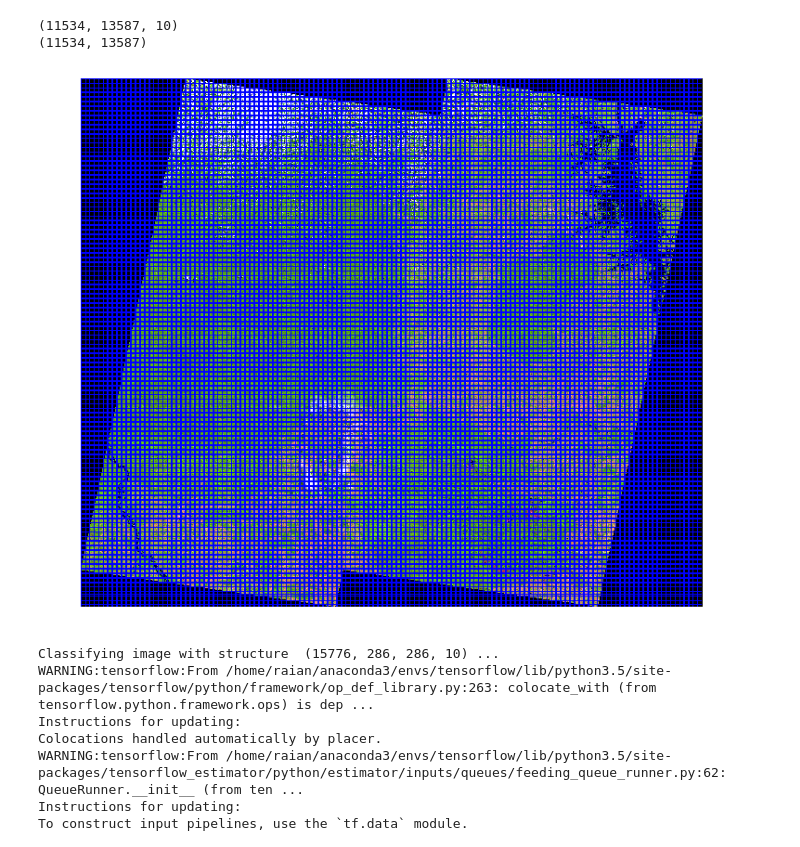
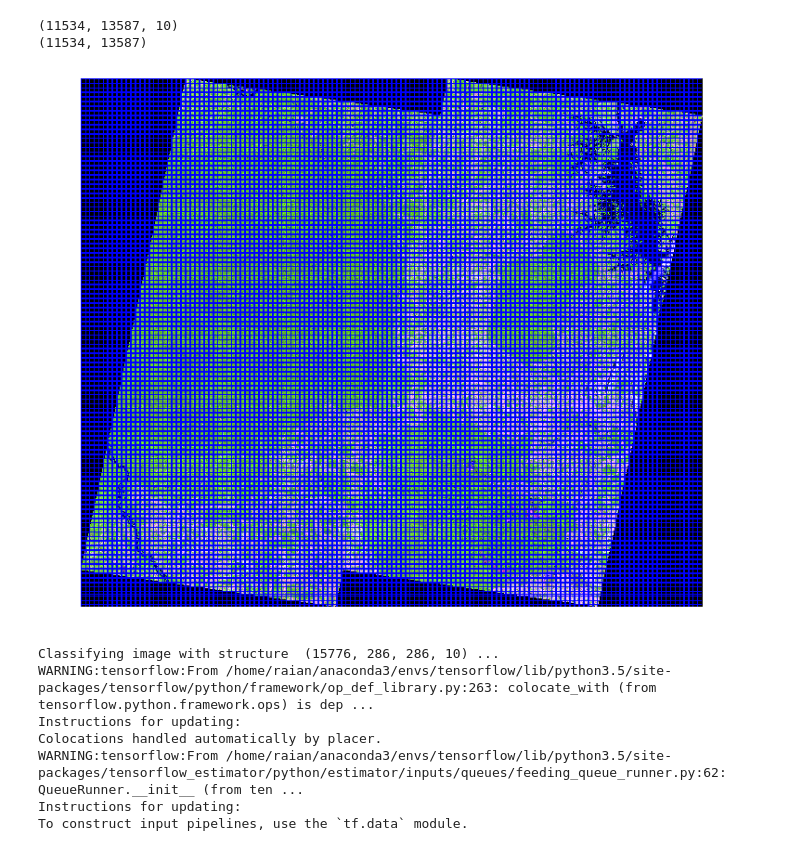
Before and after one commit to rvmaretto/deepgeo, a Jupyter notebook: notebooks/predict_fcn.ipynb, the cells around one changed output. Saved outputs shown, nothing was run; the diff lists cells and outputs as text; code cells hidden in the pictures.

```diff
--- a/notebooks/predict_fcn.ipynb
+++ b/notebooks/predict_fcn.ipynb
@@ -88,9 +69,9 @@ chips = seqchips.SequentialChipGenerator(params_cg).generate_chips()
 (11534, 13587, 10)
 (11534, 13587)
 # %%
-vis.plot_chips(chips, raster_array, bands=[8, 7, 6], contrast=True)
+vis.plot_chips(chips, raster_array, bands=[3, 2, 1], contrast=True)
 # %% [output]
-[figure, old version]
+[figure, new version]
 # %%
 # gf.save_chips_shp(chips, output_shp, raster_path)
 # %%
```
Also changed, not shown: parts of 4 cells of this notebook, 9 other files.
